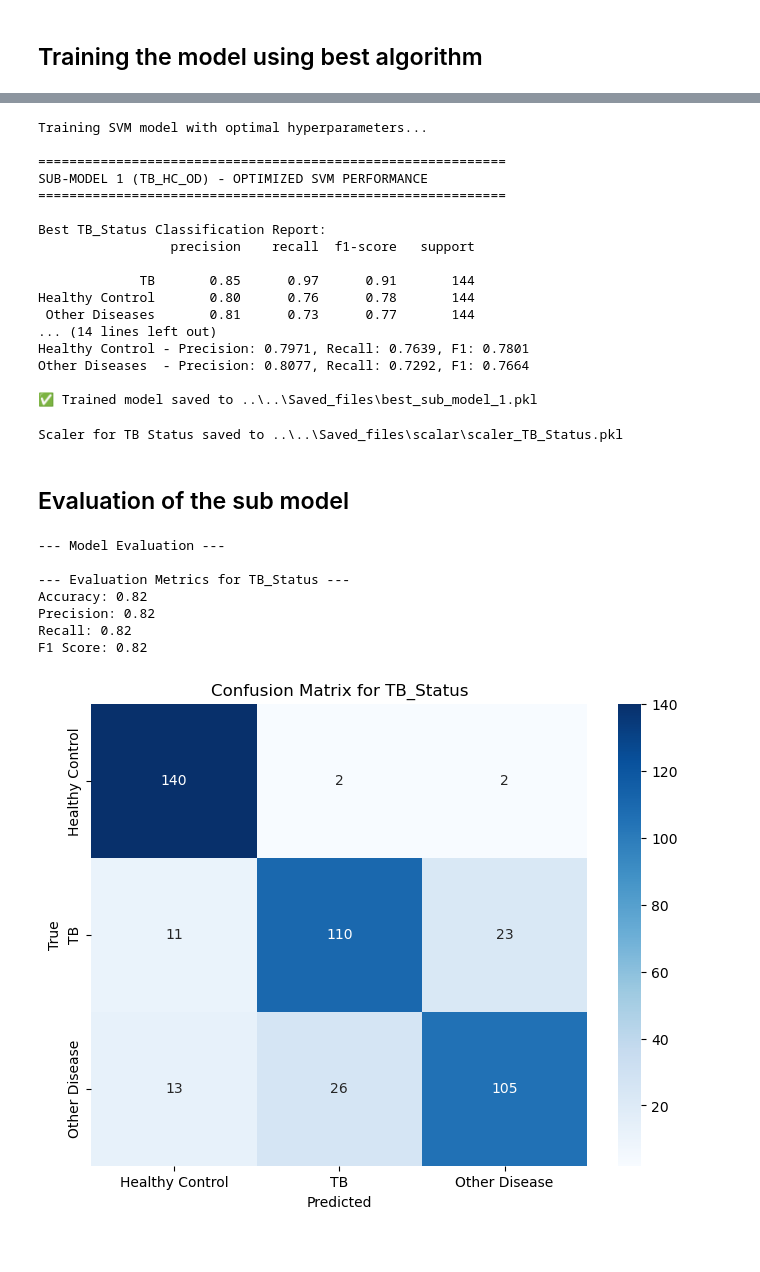
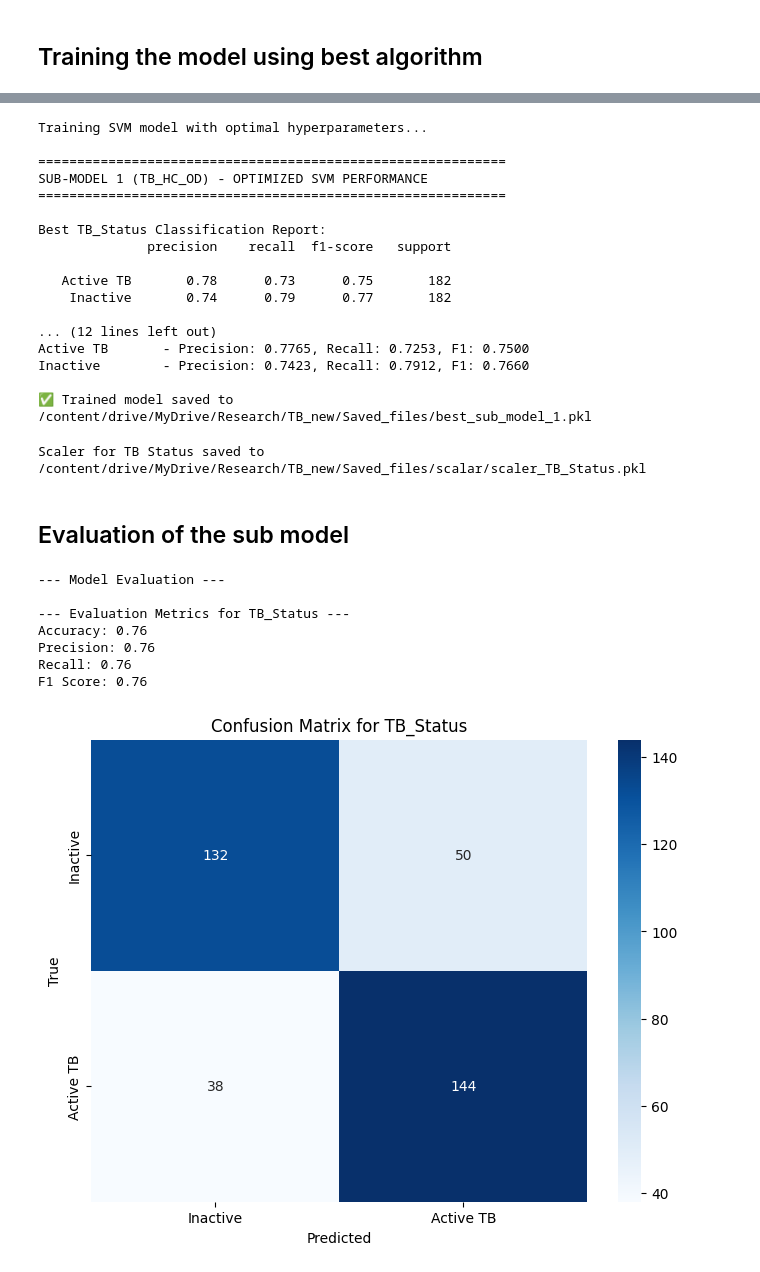
Before and after one commit to Nuwantha97/TB_Research_new, a Jupyter notebook: 5. training/sub-model-1.ipynb, the cells around one changed output, grey strips where cells are left out. Cells and saved outputs as stored; diff of their text form; code cells hidden in the pictures.

```diff
--- a/5. training/sub-model-1.ipynb
+++ b/5. training/sub-model-1.ipynb
@@ -5,14 +11,14 @@
 # %%
 import pandas as pd
 
-TB_HC_OD = pd.read_csv(r'..\..\Datasets\train\balanced\TB_HC_OD.csv')
+ATB_OT = pd.read_csv(r'/content/drive/MyDrive/Research/TB_new/Datasets/train/balanced/ATB_OT.csv')
 # %% [markdown]
 ## Separate features and target
 # %%
 # Separate features and target in each dataset
 
-X_TB_HC_OD = TB_HC_OD.drop(columns=['TB_Status'])
-y_TB_HC_OD = TB_HC_OD['TB_Status']
+X_ATB_OT = ATB_OT.drop(columns=['TB_Status'])
+y_ATB_OT = ATB_OT['TB_Status']
 # %% [markdown]
 ## Training the model using best algorithm
 # %%
@@ -115,11 +79,11 @@ model_TB_Status = Pipeline([
 
 # --- Train the Model ---
 print("Training SVM model with optimal hyperparameters...")
-model_TB_Status.fit(X_train_selected, y_train_encoded)
+model_TB_Status.fit(X_train_TB_Status, y_train_encoded)
 
 # --- Evaluate on Test Set ---
-y_pred_best_TB_Status = model_TB_Status.predict(X_test_selected)
-y_pred_proba = model_TB_Status.predict_proba(X_test_selected)
+y_pred_best_TB_Status = model_TB_Status.predict(X_test_TB_Status)
+y_pred_proba = model_TB_Status.predict_proba(X_test_TB_Status)
 
 print("\n" + "="*60)
 print("SUB-MODEL 1 (TB_HC_OD) - OPTIMIZED SVM PERFORMANCE")
@@ -150,7 +114,7 @@ for i, label in enumerate(tb_status_labels):
     print(f"{label:15} - Precision: {class_precision:.4f}, Recall: {class_recall:.4f}, F1: {class_f1:.4f}")
 
 # --- Save the Trained Model ---
-model_save_path = r"..\..\Saved_files\best_sub_model_1.pkl"
+model_save_path = r"/content/drive/MyDrive/Research/TB_new/Saved_files/best_sub_model_1.pkl"
 with open(model_save_path, 'wb') as file:
     pickle.dump(model_TB_Status, file)
 
@@ -163,22 +127,26 @@ SUB-MODEL 1 (TB_HC_OD) - OPTIMIZED SVM PERFORMANCE
 ============================================================
 
 Best TB_Status Classification Report:
-                 precision    recall  f1-score   support
+              precision    recall  f1-score   support
 
-             TB       0.85      0.97      0.91       144
-Healthy Control       0.80      0.76      0.78       144
- Other Diseases       0.81      0.73      0.77       144
-... (14 lines left out)
-Healthy Control - Precision: 0.7971, Recall: 0.7639, F1: 0.7801
-Other Diseases  - Precision: 0.8077, Recall: 0.7292, F1: 0.7664
+   Active TB       0.78      0.73      0.75       182
+    Inactive       0.74      0.79      0.77       182
 
-✅ Trained model saved to ..\..\Saved_files\best_sub_model_1.pkl
+... (12 lines left out)
+Active TB       - Precision: 0.7765, Recall: 0.7253, F1: 0.7500
+Inactive        - Precision: 0.7423, Recall: 0.7912, F1: 0.7660
+
+✅ Trained model saved to /content/drive/MyDrive/Research/TB_new/Saved_files/best_sub_model_1.pkl
 # %%
 # Extract the scaler from the pipeline
 scaler_TB_Status = model_TB_Status.named_steps['scaler']
 
 # Define paths to save the scaler
-scaler_save_path_TB_Status = r"..\..\Saved_files\scalar\scaler_TB_Status.pkl"
+scaler_save_path_TB_Status = r"/content/drive/MyDrive/Research/TB_new/Saved_files/scalar/scaler_TB_Status.pkl"
+
+# Create the directory if it doesn't exist
+os.makedirs(os.path.dirname(scaler_save_path_TB_Status), exist_ok=True)
+
 
 # Save the scaler
 with open(scaler_save_path_TB_Status, 'wb') as file:
@@ -186,7 +154,7 @@ with open(scaler_save_path_TB_Status, 'wb') as file:
 
 print(f"Scaler for TB Status saved to {scaler_save_path_TB_Status}")
 # %% [output]
-Scaler for TB Status saved to ..\..\Saved_files\scalar\scaler_TB_Status.pkl
+Scaler for TB Status saved to /content/drive/MyDrive/Research/TB_new/Saved_files/scalar/scaler_TB_Status.pkl
 # %% [markdown]
 ## Evaluation of the sub model
 # %%
@@ -219,21 +187,21 @@ def evaluate_model(y_true, y_pred, label):
 # %%
 # Evaluate models using test datasets
 print("\n--- Model Evaluation ---")
 # TB_Status Evaluation using the best model
-y_pred_TB_Status = model_TB_Status.predict(X_test_selected)
+y_pred_TB_Status = model_TB_Status.predict(X_test_TB_Status)
 
 # Convert encoded predictions back to text labels
 y_test_labels = label_encoder.inverse_transform(y_test_encoded)
 y_pred_labels = label_encoder.inverse_transform(y_pred_TB_Status)
 
 # Evaluate using original labels
 evaluate_model(y_test_labels, y_pred_labels, "TB_Status")
 # %% [output]
 --- Model Evaluation ---
 
 --- Evaluation Metrics for TB_Status ---
-Accuracy: 0.82
-Precision: 0.82
-Recall: 0.82
-F1 Score: 0.82
+Accuracy: 0.76
+Precision: 0.76
+Recall: 0.76
+F1 Score: 0.76
-[figure, old version]
+[figure, new version]
```
Also changed, not shown: parts of 3 cells of this notebook.
